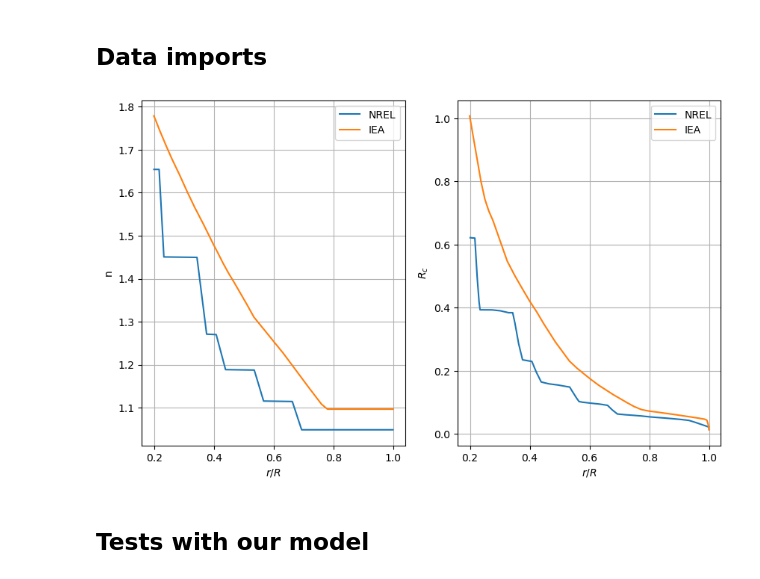
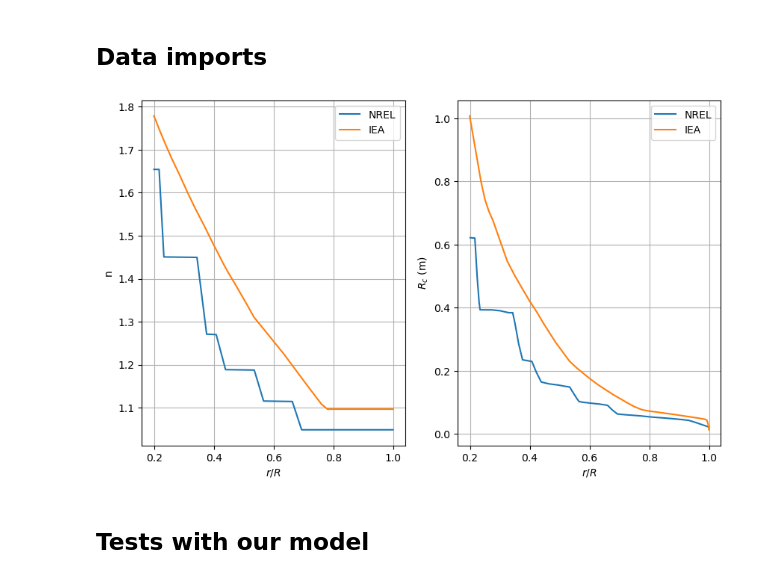
Before and after one commit to EEmilieNN/droplet_impact, a Jupyter notebook: model_complete/notebooks/turbine_comp.ipynb, the cells around one changed output. Drawn from its saved outputs; the diff is of its cells as text; code cells hidden in the pictures.

```diff
--- a/model_complete/notebooks/turbine_comp.ipynb
+++ b/model_complete/notebooks/turbine_comp.ipynb
@@ -147,35 +147,35 @@ points_rc_nrel = [
 x_n_nrel = np.array(points_n_nrel)[:, 0]
 y_n_nrel = np.array(points_n_nrel)[:, 1]
 x_n_iea = np.array(points_n_iea)[:, 0]
 y_n_iea = np.array(points_n_iea)[:, 1]
 x_rc_iea = np.array(points_rc_iea)[:, 0]
 y_rc_iea = np.array(points_rc_iea)[:, 1]
 x_rc_nrel = np.array(points_rc_nrel)[:, 0]
 y_rc_nrel = np.array(points_rc_nrel)[:, 1]
 
 
 # Plotting the points
 plt.figure(figsize=(10, 6))
 plt.subplot(1, 2, 1)
 plt.plot(x_n_nrel, y_n_nrel, label="NREL")
 plt.plot(x_n_iea, y_n_iea, label="IEA")
 plt.xlabel("$r/R$")
 plt.ylabel("n")
 plt.grid()
 plt.legend()
 
 
 plt.subplot(1, 2, 2)
 plt.plot(x_rc_nrel, y_rc_nrel, label="NREL")
 plt.plot(x_rc_iea, y_rc_iea, label="IEA")
 plt.xlabel("$r/R$")
-plt.ylabel("$R_{c}$")
+plt.ylabel("$R_{c}$ (m)")
 plt.grid()
 plt.legend()
 
 plt.show()
 # %% [output]
-[figure, old version]
+[figure, new version]
 # %% [markdown]
 ## Tests with our model
 # %% [markdown]
```
